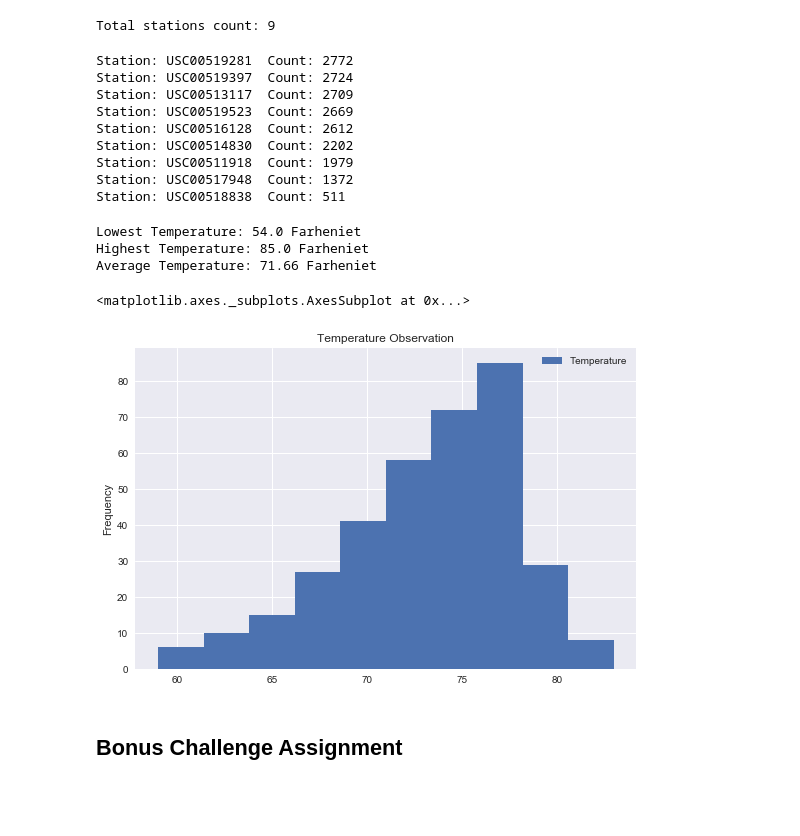
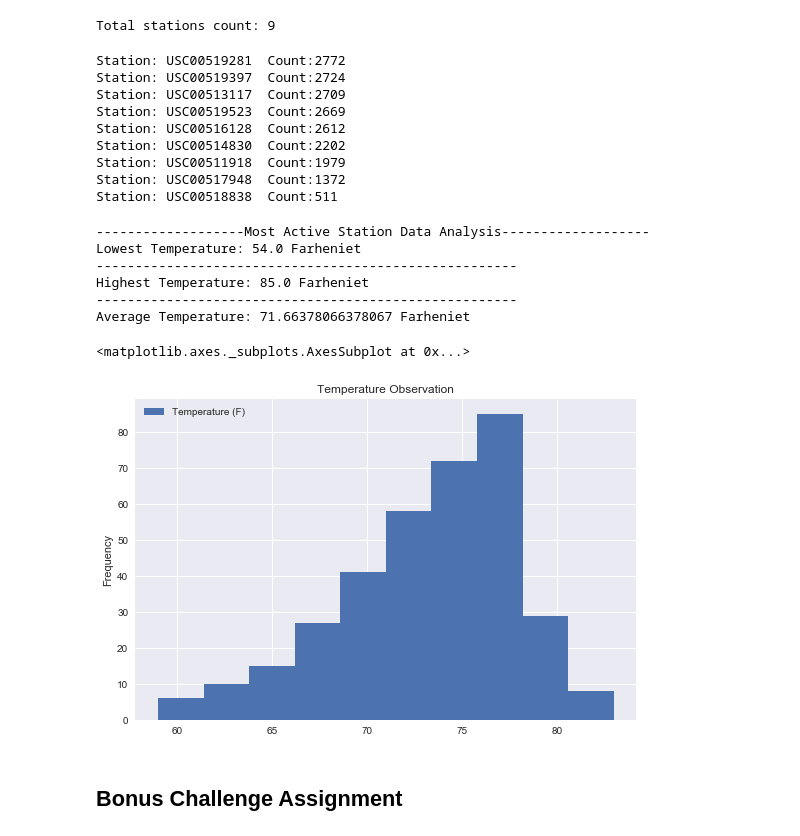
Before and after one commit to Jannat-Randhawa/SQL-Alchemy-, a Jupyter notebook: Climate.ipynb, the cells around one changed output. Saved outputs shown, nothing was run; the diff lists cells and outputs as text; code cells hidden in the pictures; blank space fills up the shorter version.

```diff
--- a/Climate.ipynb
+++ b/Climate.ipynb
@@ -109,56 +116,61 @@ Total stations count: 9
 # What are the most active stations? (i.e. what stations have the most rows)?
 # List the stations and the counts in descending order.
 
-station_active = (session.query(Measurement.station, func.count(Measurement.station))
+stations_active = (session.query(Measurement.station, func.count(Measurement.station))
                                 .group_by(Measurement.station)
                                 .order_by(func.count(Measurement.station).desc())
                                 .all())
-station_active
+stations_active
 
-for station in station_active:
-    print(f'Station: {station[0]}  Count: {station[1]}')
+for station in stations_active:
+    print(f'Station: {station[0]}  Count:{station[1]}')
 # %% [output]
-Station: USC00519281  Count: 2772
-Station: USC00519397  Count: 2724
-Station: USC00513117  Count: 2709
-Station: USC00519523  Count: 2669
-Station: USC00516128  Count: 2612
-Station: USC00514830  Count: 2202
-Station: USC00511918  Count: 1979
-Station: USC00517948  Count: 1372
-Station: USC00518838  Count: 511
+Station: USC00519281  Count:2772
+Station: USC00519397  Count:2724
+Station: USC00513117  Count:2709
+Station: USC00519523  Count:2669
+Station: USC00516128  Count:2612
+Station: USC00514830  Count:2202
+Station: USC00511918  Count:1979
+Station: USC00517948  Count:1372
+Station: USC00518838  Count:511
 # %%
 # Using the station id from the previous query, calculate the lowest temperature recorded,
 # highest temperature recorded, and average temperature of the most active station?
 most_active_station = station_active[0][0]
 
-temp_stats = session.query(func.min(Measurement.tobs), func.max(Measurement.tobs), func.avg(Measurement.tobs)).\
-                           filter(Measurement.station == most_active_station).all()
+temp_stats = session.query(func.min(Measurement.tobs), func.max(Measurement.tobs),
+                          func.avg(Measurement.tobs)).\
+                        filter(Measurement.station == most_active_station).all()
 
+print(f"-------------------Most Active Station Data Analysis-------------------")
 print(f"Lowest Temperature: {temp_stats[0][0]} Farheniet")
+print(f"------------------------------------------------------")
 print(f"Highest Temperature: {temp_stats[0][1]} Farheniet")
-print(f"Average Temperature: {round(temp_stats[0][2], 2)} Farheniet")
+print(f"------------------------------------------------------")
+print(f"Average Temperature: {temp_stats[0][2]} Farheniet")
 # %% [output]
+-------------------Most Active Station Data Analysis-------------------
 Lowest Temperature: 54.0 Farheniet
+------------------------------------------------------
 Highest Temperature: 85.0 Farheniet
-Average Temperature: 71.66 Farheniet
+------------------------------------------------------
+Average Temperature: 71.66378066378067 Farheniet
 # %%
 # Choose the station with the highest number of temperature observations.
 # Query the last 12 months of temperature observation data for this station and plot the results as a histogram
 temp_tobs = pd.DataFrame(session.query(Measurement.date, Measurement.tobs)
-                    .filter(Measurement.station == most_active_station )
-                    .filter(Measurement.date > query_date)
-                    .order_by(Measurement.date)
-                    .all()).set_index('date')
-
-temp_data = temp_tobs.rename(columns={"date": "Date",
-                                     "tobs": "Temperature"})
+                        .filter(Measurement.station == most_active_station).\
+                        filter(Measurement.date > query_date).\
+                        order_by(Measurement.date).\
+                        all()).set_index('date')
+temp_data = temp_tobs.rename(columns = {"date": "Date",
+                                       "tobs": "Temperature (F)"})
 temp_data.head()
-
-temp_data.plot(kind="hist", title="Temperature Observation")
+temp_data.plot(kind="hist", title = "Temperature Observation")
 # %% [output]
 <matplotlib.axes._subplots.AxesSubplot at 0x...>
-[figure, old version]
+[figure, new version]
 # %% [markdown]
 ## Bonus Challenge Assignment
 # %%
```
Also changed, not shown: parts of 4 cells of this notebook.
